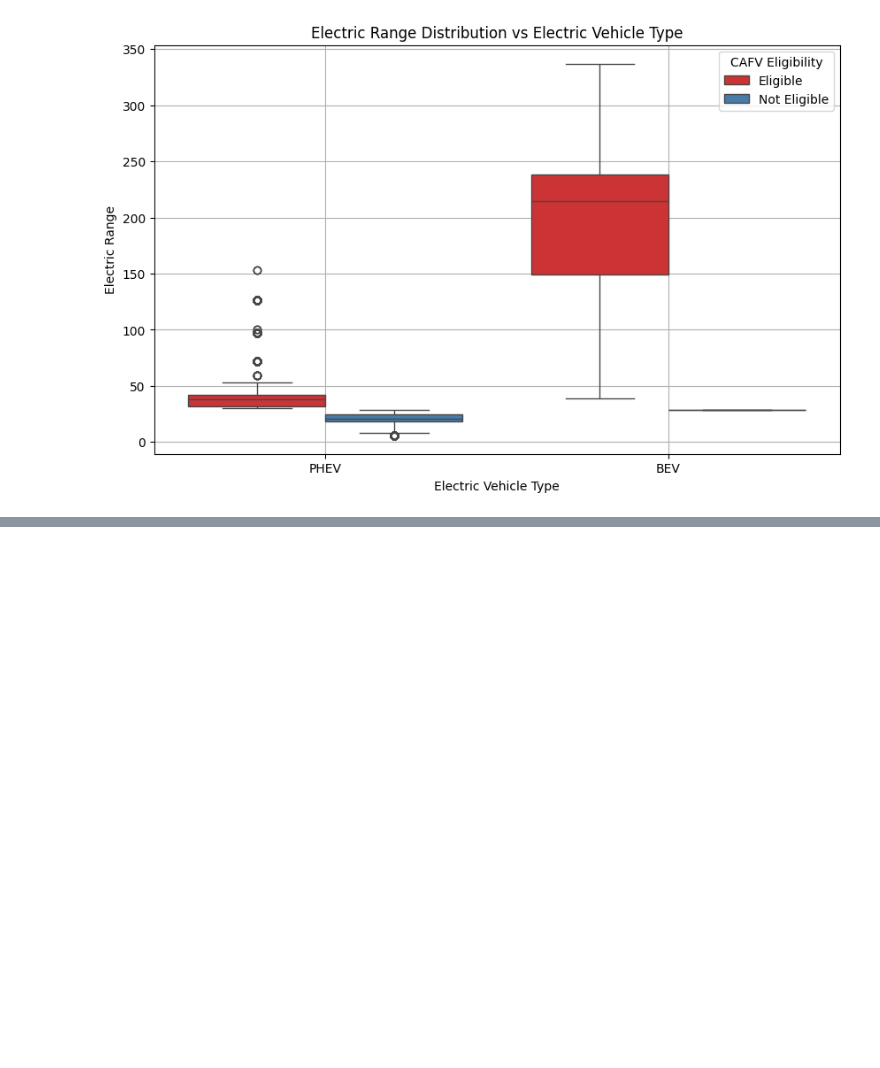
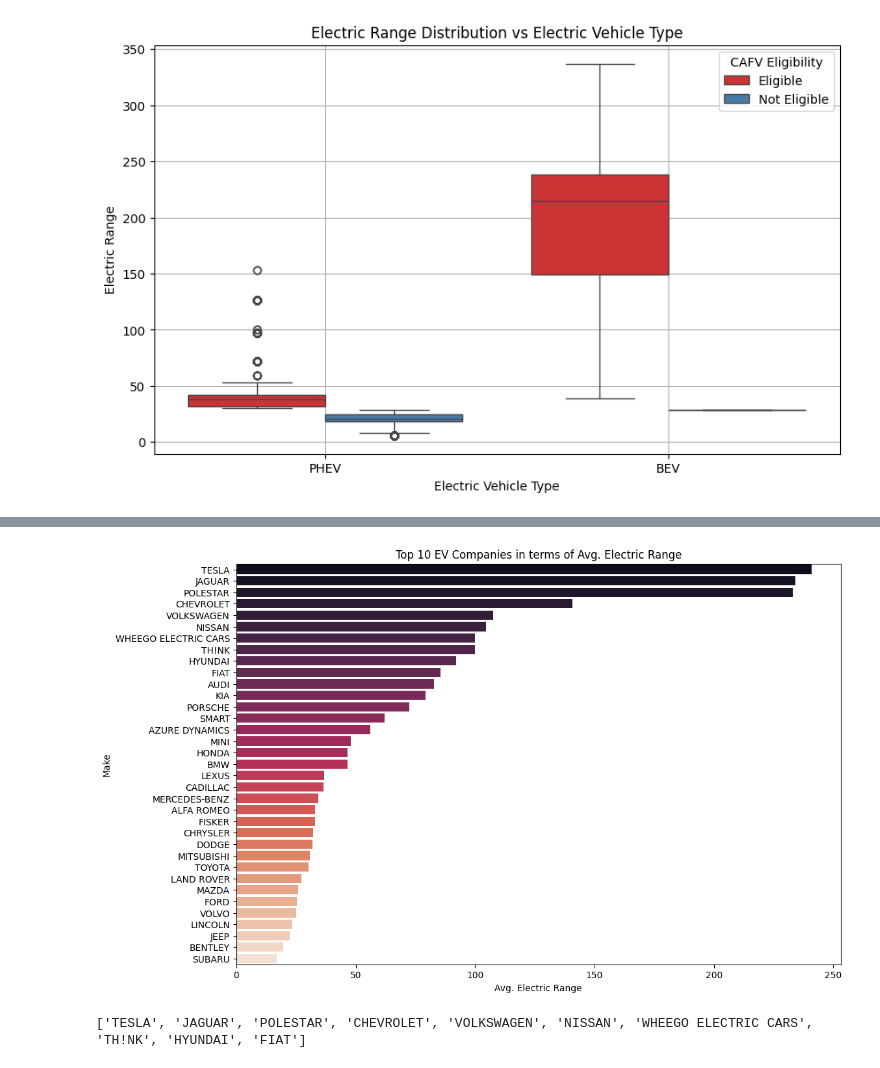
Before and after one commit to RITS98/Electric-Vechicle-Data-Analysis, a Jupyter notebook: EV_Data_Analysis.ipynb, the cells around one changed output, grey strips where cells are left out. Saved outputs shown, nothing was run; the diff lists cells and outputs as text; code cells hidden in the pictures; blank space fills up the shorter version.

```diff
--- a/EV_Data_Analysis.ipynb
+++ b/EV_Data_Analysis.ipynb
@@ -245,0 +305,5 @@ plt.show()
+# %%
+make_data =  data.groupby('Make')['Electric Range'].agg(['count','mean'])
+make_data.reset_index(inplace=True)
+make_data.sort_values('mean', ascending=False, inplace=True)
+make_data.head(10)
@@ -245,0 +322,13 @@ plt.show()
+# %%
+plt.figure(figsize=(12, 8))
+plt.title('Top 10 EV Companies in terms of Avg. Electric Range')
+sns.barplot(data=make_data, x='mean', y='Make', palette='rocket')
+plt.xlabel('Avg. Electric Range')
+plt.show()
+# %% [output]
+[figure, added]
+# %%
+top_10_ev_companies = make_data.head(10)['Make']
+print(list(top_10_ev_companies))
+# %% [output]
+['TESLA', 'JAGUAR', 'POLESTAR', 'CHEVROLET', 'VOLKSWAGEN', 'NISSAN', 'WHEEGO ELECTRIC CARS', 'TH!NK', 'HYUNDAI', 'FIAT']
```
Also changed, not shown: parts of 11 cells of this notebook.
